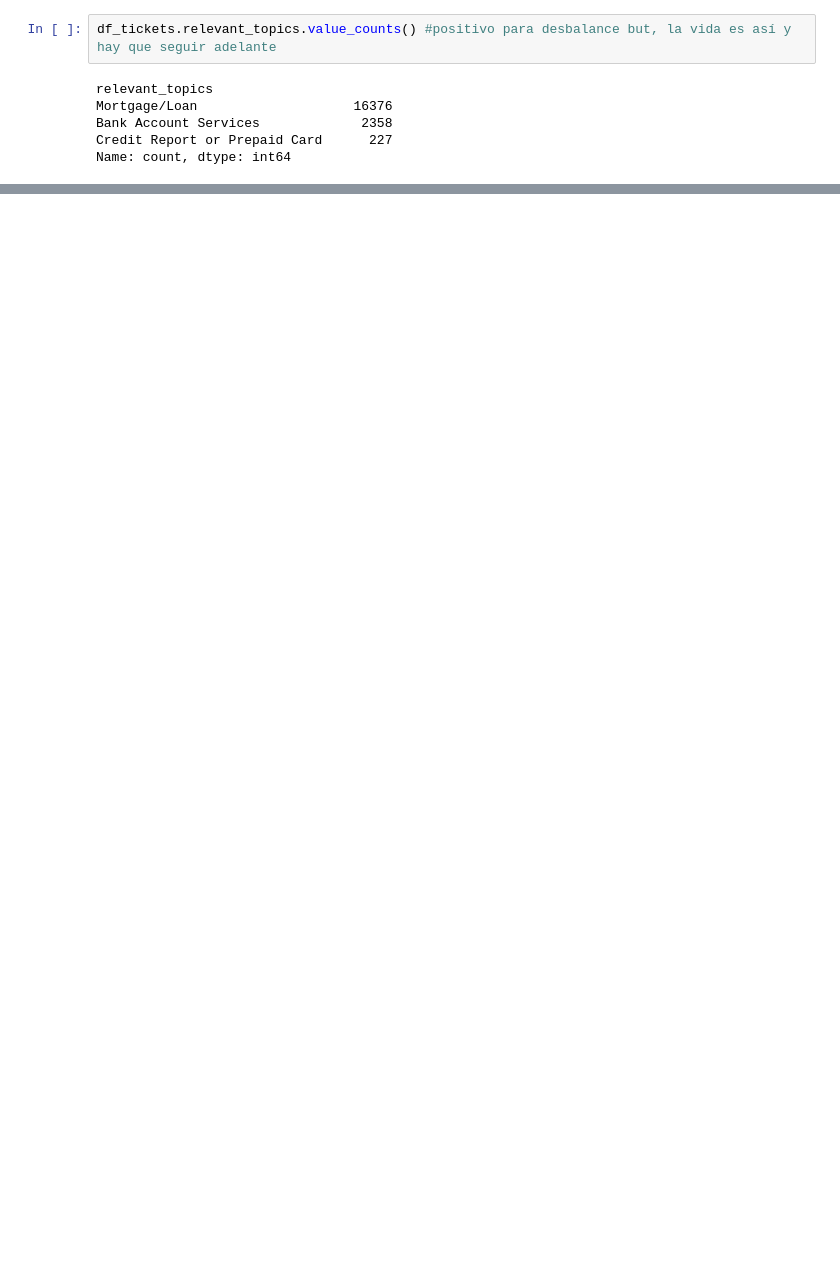
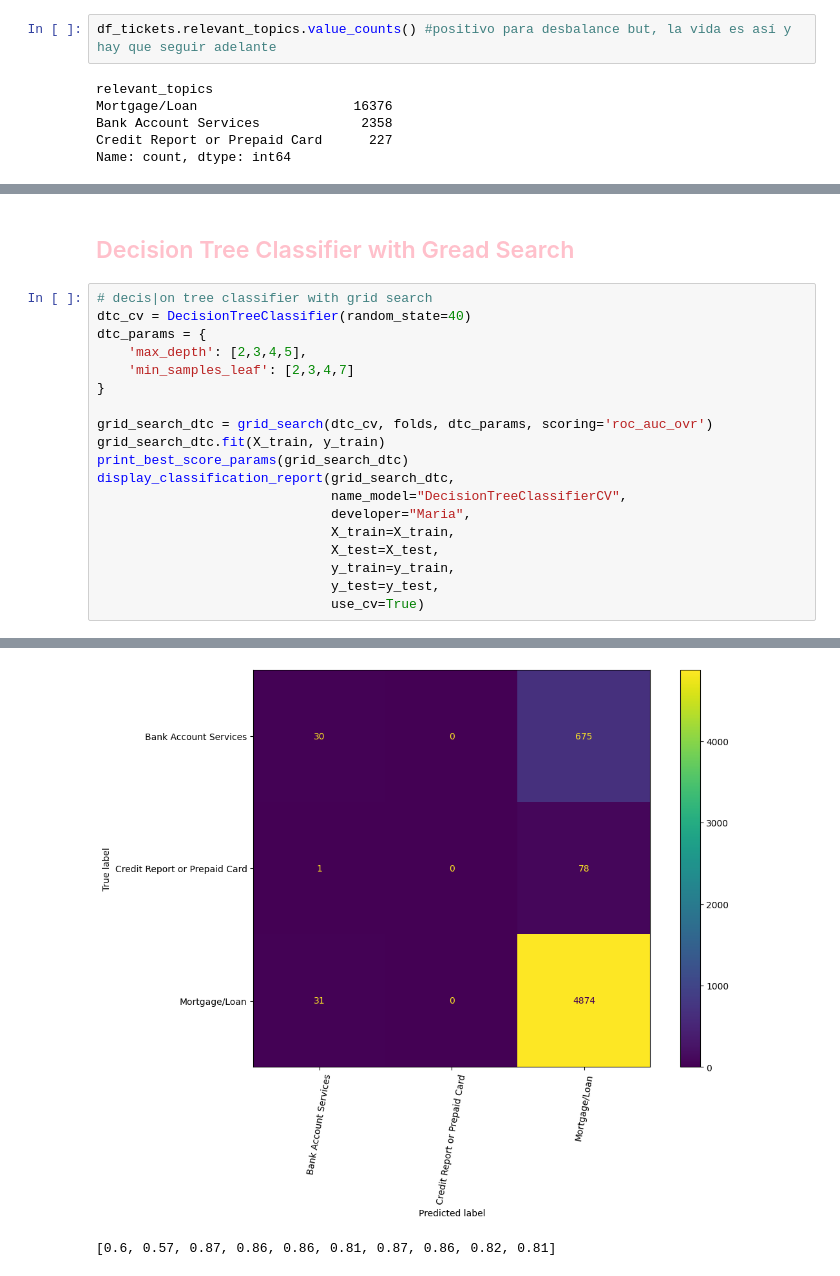
Before and after one commit to Mariac-db/Mlops-platzi, a Jupyter notebook: tracking/tracking_data_tickets_baseline.ipynb, the cells around one changed output, grey strips where cells are left out. Cells and saved outputs as stored; diff of their text form; blank space fills up the shorter version.

```diff
--- a/tracking/tracking_data_tickets_baseline.ipynb
+++ b/tracking/tracking_data_tickets_baseline.ipynb
@@ -342 +490,23 @@ weighted avg       0.78      0.79      0.78      5689
 [1.0, 0.54, 1.0, 0.79, 1.0, 0.78, 1.0, 0.79, 1.0, 0.78]
+# %% [markdown]
+<h2 style="color: pink;">Decision Tree Classifier with Gread Search</h2>
+# %%
+# decis|on tree classifier with grid search
+dtc_cv = DecisionTreeClassifier(random_state=40)
+dtc_params = {
+    'max_depth': [2,3,4,5],
+    'min_samples_leaf': [2,3,4,7]
+}
+
+grid_search_dtc = grid_search(dtc_cv, folds, dtc_params, scoring='roc_auc_ovr')
+grid_search_dtc.fit(X_train, y_train)
+print_best_score_params(grid_search_dtc)
+display_classification_report(grid_search_dtc,
+                              name_model="DecisionTreeClassifierCV",
+                              developer="Maria",
+                              X_train=X_train,
+                              X_test=X_test,
+                              y_train=y_train,
+                              y_test=y_test,
+                              use_cv=True)
+# %% [output]
@@ -342,0 +530,2 @@ weighted avg       0.78      0.79      0.78      5689
+[figure, added]
+[0.6, 0.57, 0.87, 0.86, 0.86, 0.81, 0.87, 0.86, 0.82, 0.81]
```
Also changed, not shown: parts of 19 cells of this notebook.
